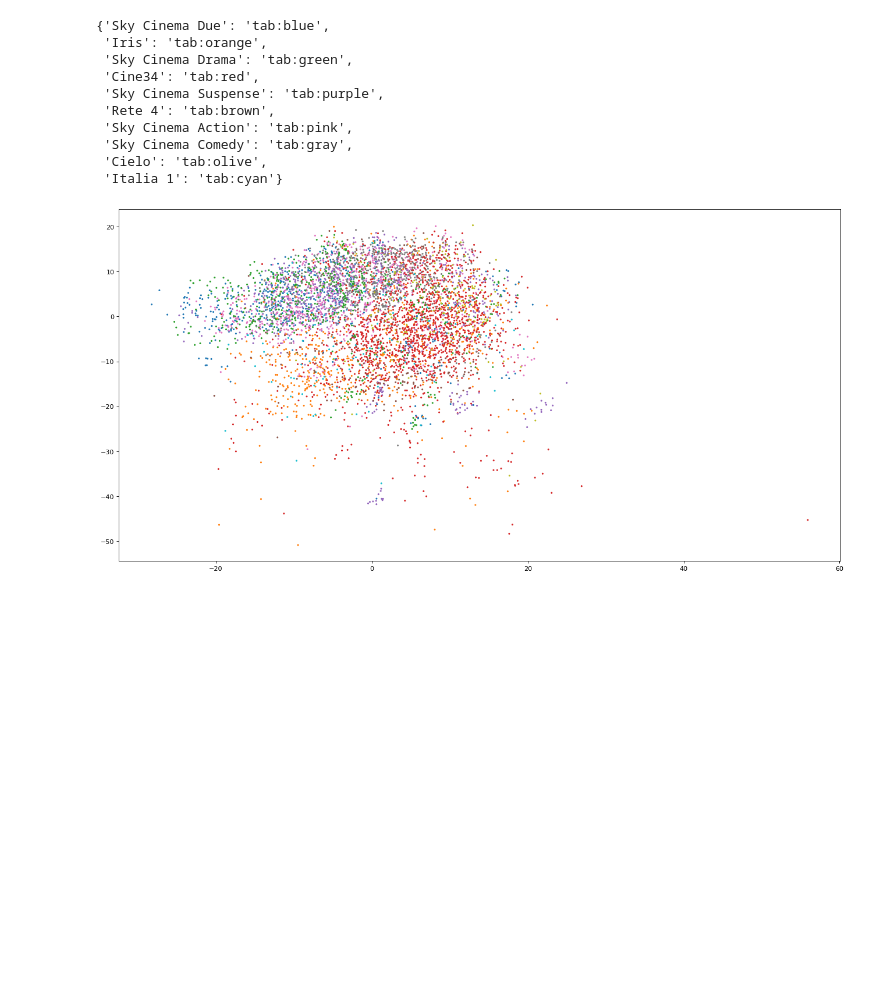
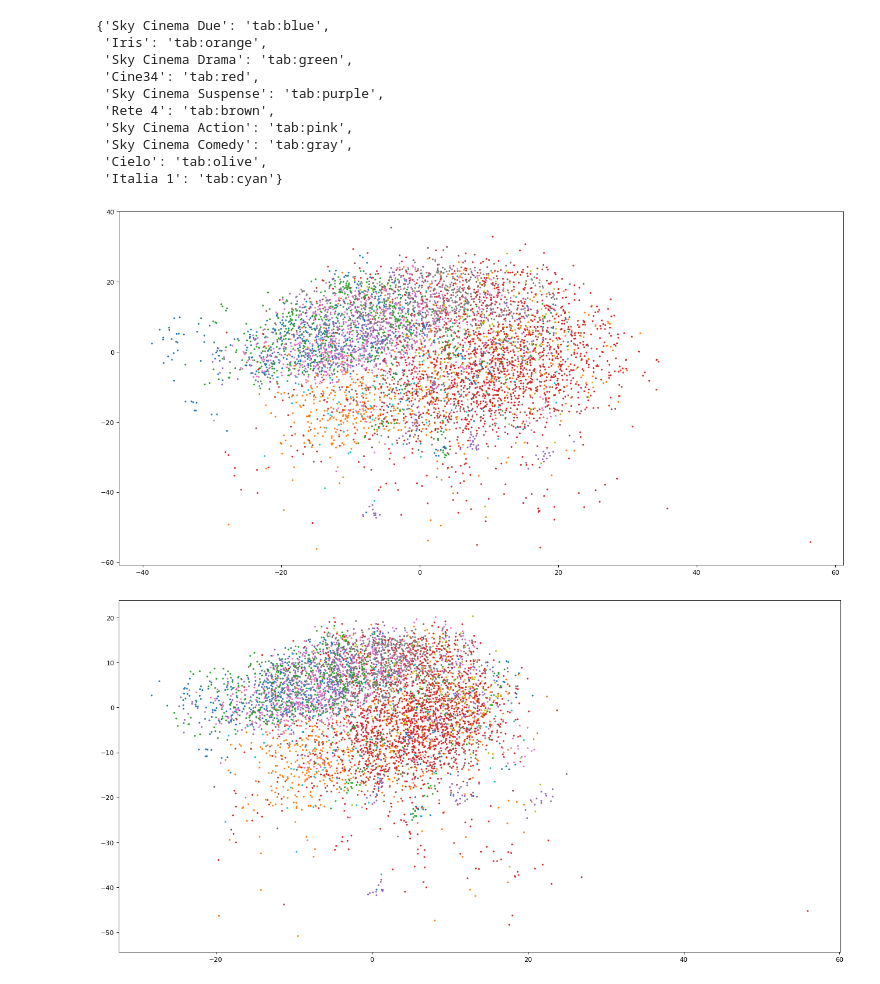
Before and after one commit to florin-git/TV-Movies-Visual-Analytics, a Jupyter notebook: mds.ipynb, the cells around one changed output. Saved outputs shown, nothing was run; the diff lists cells and outputs as text; code cells hidden in the pictures; blank space fills up the shorter version.

```diff
--- a/mds.ipynb
+++ b/mds.ipynb
@@ -223,7 +223,7 @@ df_categorical
 dissM_days = compute_dissimilarity(df[['day', 'day_number', 'month']], day_distance)
 dissM_months = compute_dissimilarity(df['month'].to_frame(), month_distance)
 dissM_daytimes = compute_dissimilarity(df_categorical['daytime'].to_frame(), daytime_distance)
-# dissM_titles = compute_dissimilarity(df['title'].to_frame(), levenshtein_distance)
+dissM_titles = compute_dissimilarity(df['title'].to_frame(), levenshtein_distance)
 dissM_genres = compute_dissimilarity(df_categorical['genres'].to_frame(), customized_jaccard_distance)
 
 dissM_day_numbers = compute_dissimilarity(df_numerical_normlized['day_number'].to_frame(), "euclidean")
@@ -244,6 +254,7 @@ Saved the genres dissimilarity matrix to file so we don't need to re-compute it
 dissM = 2 * dissM_days + \
         dissM_months + \
         dissM_daytimes + \
+        0.5 * dissM_titles + \
         dissM_genres + \
         dissM_day_numbers + \
         dissM_durations + \
@@ -300,3 +311,12 @@ mds_data = pd.DataFrame(data=pos)
+# %%
+from matplotlib.pyplot import figure
+
+figure(figsize=(20, 10), dpi=80)
+
+plt.scatter(pos[:,0], pos[:,1], s=3, c=labels.map(colors))
+plt.show()
+# %% [output]
+[figure, added]
 # %%
 from matplotlib.pyplot import figure
 
```
Also changed, not shown: parts of 4 cells of this notebook, 3 other files.
